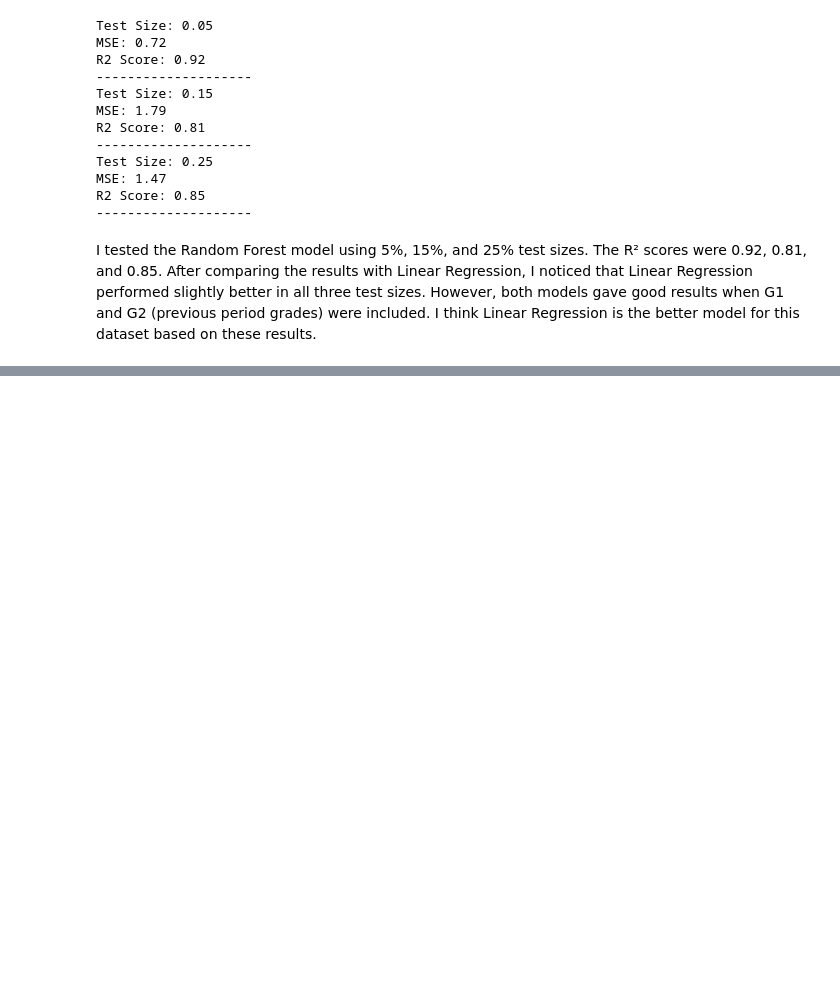
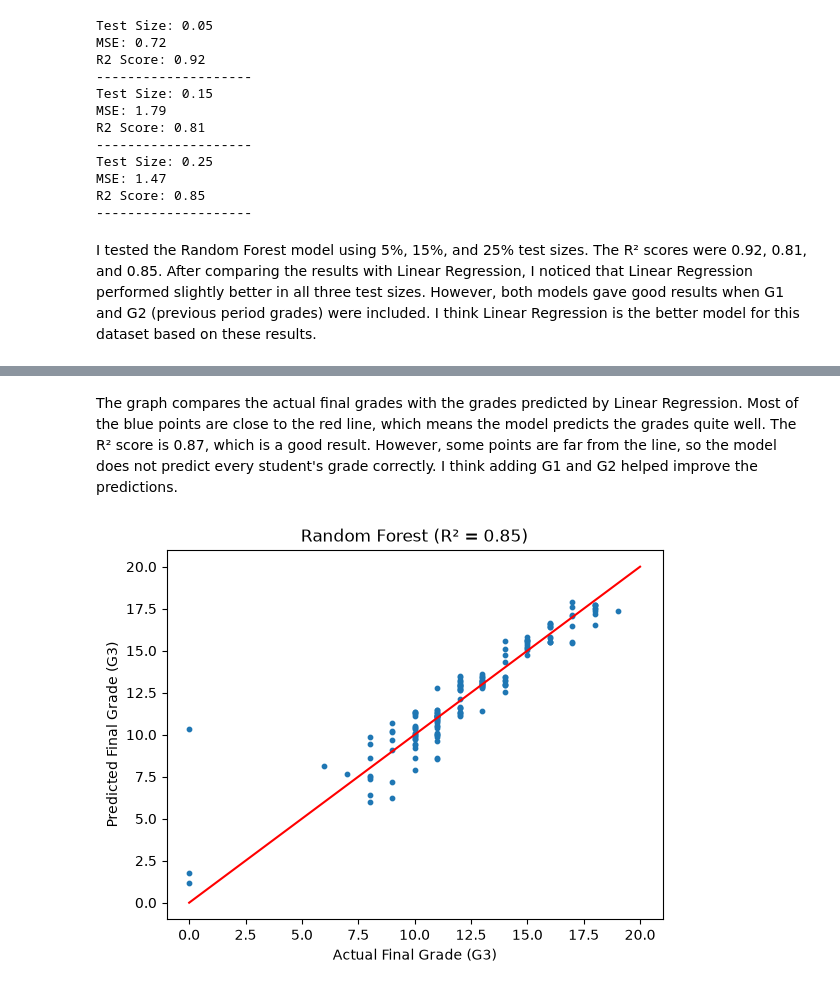
Before and after one commit to 2026441-dotcom/Machine-Learning, a Jupyter notebook: Sugarjav Dorjsuren Machine Learninggg.ipynb, the cells around one changed output, grey strips where cells are left out. Cells and saved outputs as stored; diff of their text form; code cells hidden in the pictures; blank space fills up the shorter version.

```diff
--- a/Sugarjav Dorjsuren Machine Learninggg.ipynb
+++ b/Sugarjav Dorjsuren Machine Learninggg.ipynb
@@ -329,0 +350,18 @@ I tested the Random Forest model using 5%, 15%, and 25% test sizes. The R² scor
+# %% [markdown]
+The graph compares the actual final grades with the grades predicted by Linear Regression. Most of the blue points are close to the red line, which means the model predicts the grades quite well. The R² score is 0.87, which is a good result. However, some points are far from the line, so the model does not predict every student's grade correctly. I think adding G1 and G2 helped improve the predictions.
+# %%
+rf_model = RandomForestRegressor(random_state=42)
+rf_model.fit(X_train, y_train)
+
+y_pred_rf = rf_model.predict(X_test)
+r2_rf = r2_score(y_test, y_pred_rf)
+
+plt.scatter(y_test, y_pred_rf, s=10)
+plt.plot([0, 20], [0, 20], color="red")
+
+plt.title(f"Random Forest (R² = {r2_rf:.2f})")
+plt.xlabel("Actual Final Grade (G3)")
+plt.ylabel("Predicted Final Grade (G3)")
+plt.show()
+# %% [output]
+[figure, added]
```
Also changed, not shown: parts of 1 cell of this notebook.
